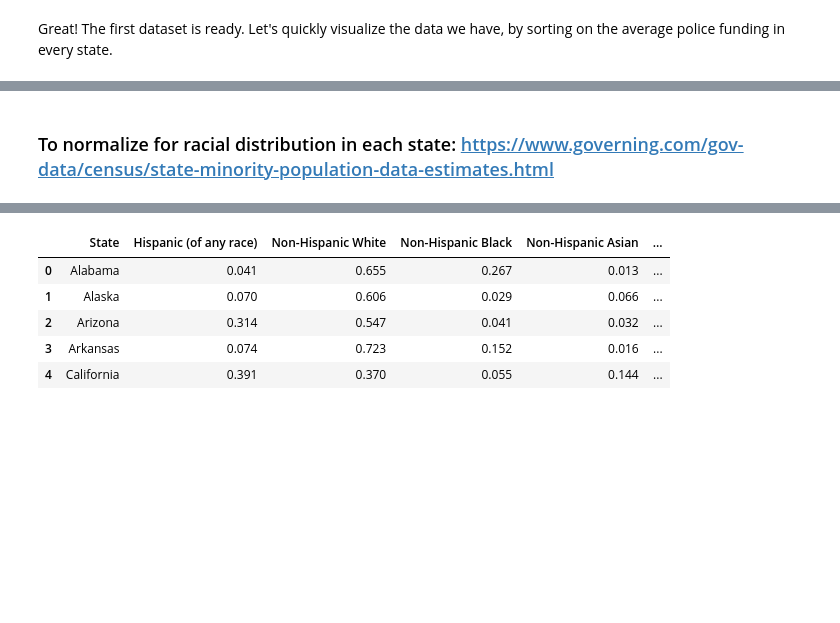
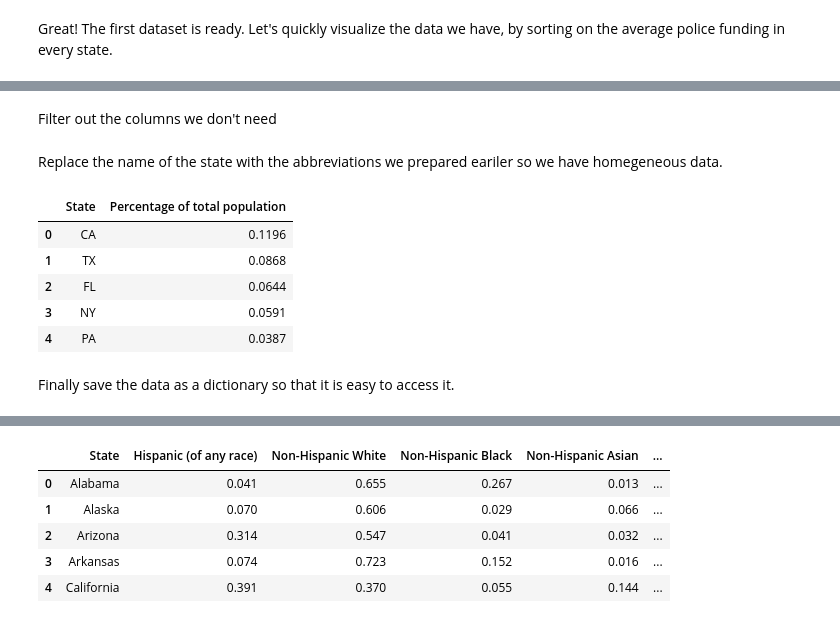
Before and after one commit to epfl-ada/ada-2020-project-milestone-p3-p3_badass, a Jupyter notebook: gov_spending_killings.ipynb, the cells around one changed output, grey strips where cells are left out. Cells and saved outputs as stored; diff of their text form; code cells hidden in the pictures; blank space fills up the shorter version.

```diff
--- a/gov_spending_killings.ipynb
+++ b/gov_spending_killings.ipynb
@@ -121,15 +128,28 @@ population_pd.head()
 | 2 | 3 | 4 | Florida | 21,477,737 | 18,801,310 | ... |
 | 3 | 4 | 3 | New York | 19,453,561 | 19,378,102 | ... |
 | 4 | 5 | 6 | Pennsylvania | 12,801,989 | 12,702,379 | ... |
+# %% [markdown]
+Filter out the columns we don't need
 # %%
 population_pd = population_pd[["State", "Percent of the total U.S. population, 2018[note 3]"]]
 population_pd.columns=["State", "Percentage of total population"]
+# %% [markdown]
+Replace the name of the state with the abbreviations we prepared eariler so we have homegeneous data.
 # %%
 population_pd["State"] = population_pd["State"].apply(lambda x: us_state_abbrev[x])
 # %%
 population_pd["Percentage of total population"] = population_pd["Percentage of total population"].apply(lambda x: float(x[:-1])/100)
+# %%
+population_pd.head()
+# %% [output]
+|  | State | Percentage of total population |
+| 0 | CA | 0.1196 |
+| 1 | TX | 0.0868 |
+| 2 | FL | 0.0644 |
+| 3 | NY | 0.0591 |
+| 4 | PA | 0.0387 |
+# %% [markdown]
+Finally save the data as a dictionary so that it is easy to access it.
 # %%
 #Save data as dictionary
 population_dict = population_pd.set_index('State').to_dict()['Percentage of total population']
-# %% [markdown]
-### To normalize for racial distribution in each state: https://www.governing.com/gov-data/census/state-minority-population-data-estimates.html
```
Also changed, not shown: parts of 28 cells of this notebook.
